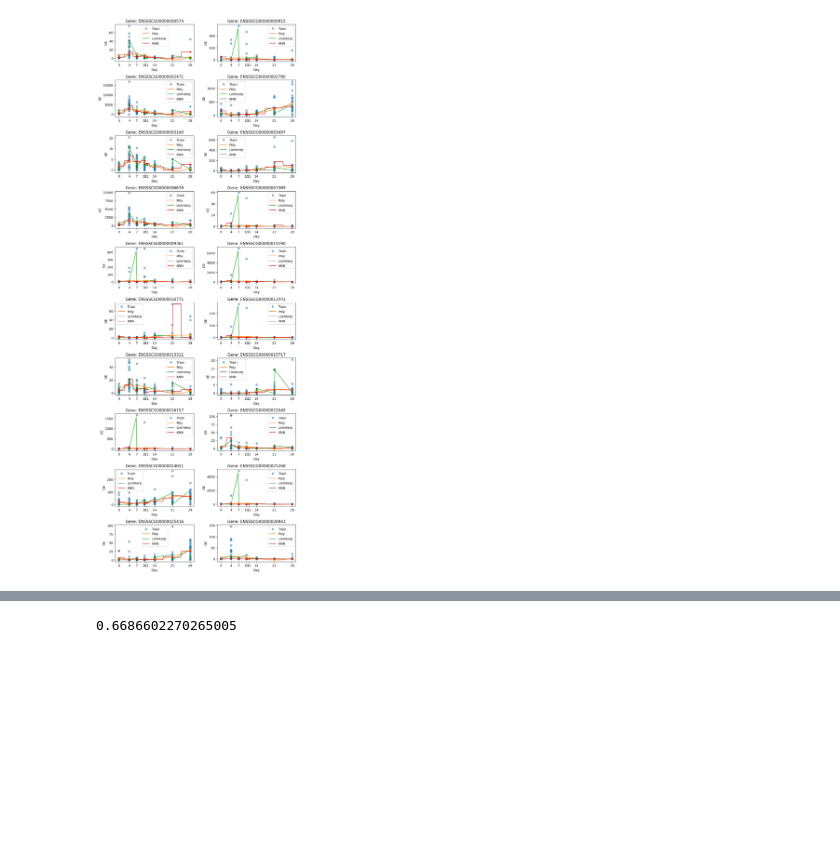
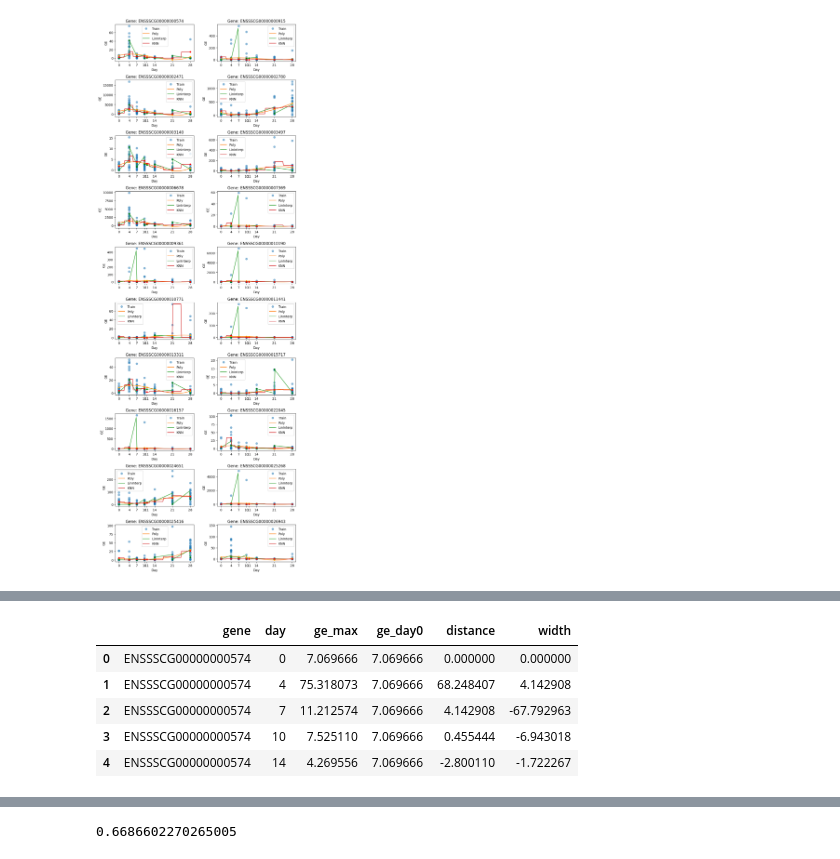
Before and after one commit to kristoffhernan/Pig-PRRSV-Infection-Prediction, a Jupyter notebook: imputing.ipynb, the cells around one changed output, grey strips where cells are left out. Cells and saved outputs as stored; diff of their text form; code cells hidden in the pictures; blank space fills up the shorter version.

```diff
--- a/imputing.ipynb
+++ b/imputing.ipynb
@@ -160,0 +185,20 @@ knn_df = pd.concat(knn_dfs, axis=0)
+# %%
+# df_merge2 = df_merge.sort_values(['gene','ge_max'])
+
+# finding the width
+
+# Subtract the shifted column from the original column
+df_merge['width'] = df_merge['ge_max'] - df_merge.groupby('gene')['ge_max'].shift(2)
+df_merge['width'] = df_merge['width'].shift(-1)
+
+# Fill the first row of each group with 0
+df_merge.loc[df_merge.groupby('gene').head(1).index, 'width'] = 0
+
+df_merge.head()
+# %% [output]
+|  | gene | day | ge_max | ge_day0 | distance | width |
+| 0 | ENSSSCG00000000574 | 0 | 7.069666 | 7.069666 | 0.000000 | 0.000000 |
+| 1 | ENSSSCG00000000574 | 4 | 75.318073 | 7.069666 | 68.248407 | 4.142908 |
+| 2 | ENSSSCG00000000574 | 7 | 11.212574 | 7.069666 | 4.142908 | -67.792963 |
+| 3 | ENSSSCG00000000574 | 10 | 7.525110 | 7.069666 | 0.455444 | -6.943018 |
+| 4 | ENSSSCG00000000574 | 14 | 4.269556 | 7.069666 | -2.800110 | -1.722267 |
```
Also changed, not shown: parts of 8 cells of this notebook, 1 other file.
